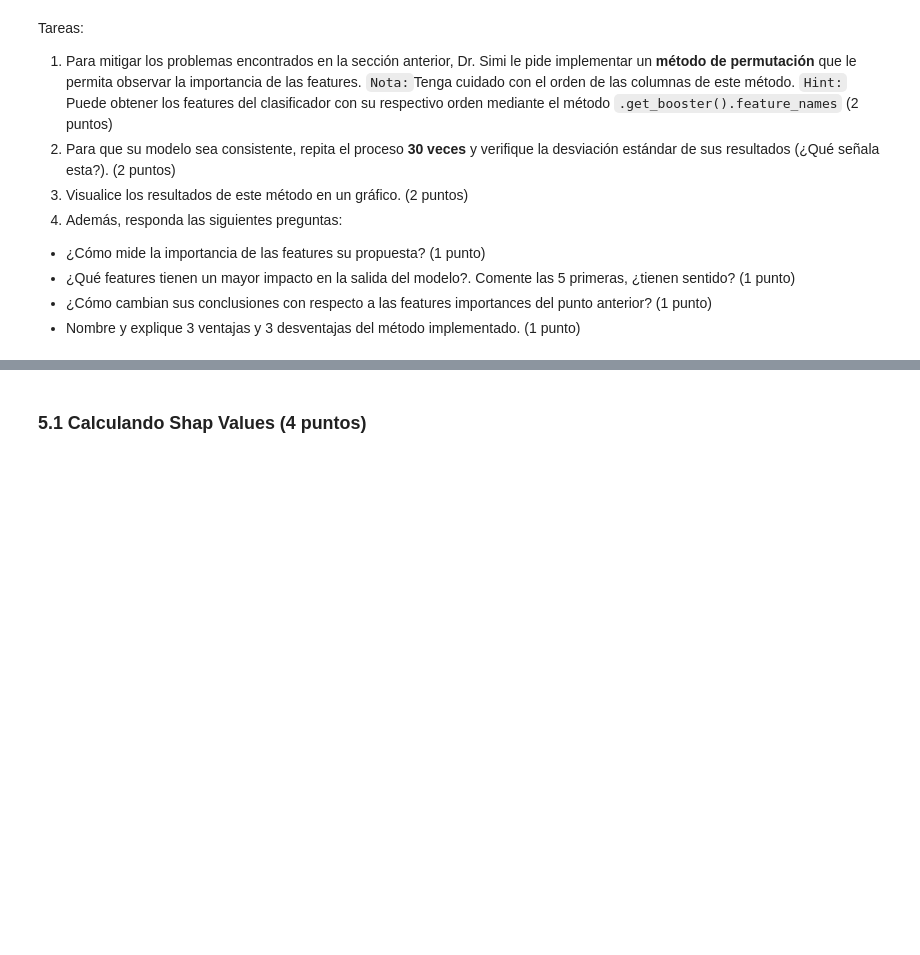
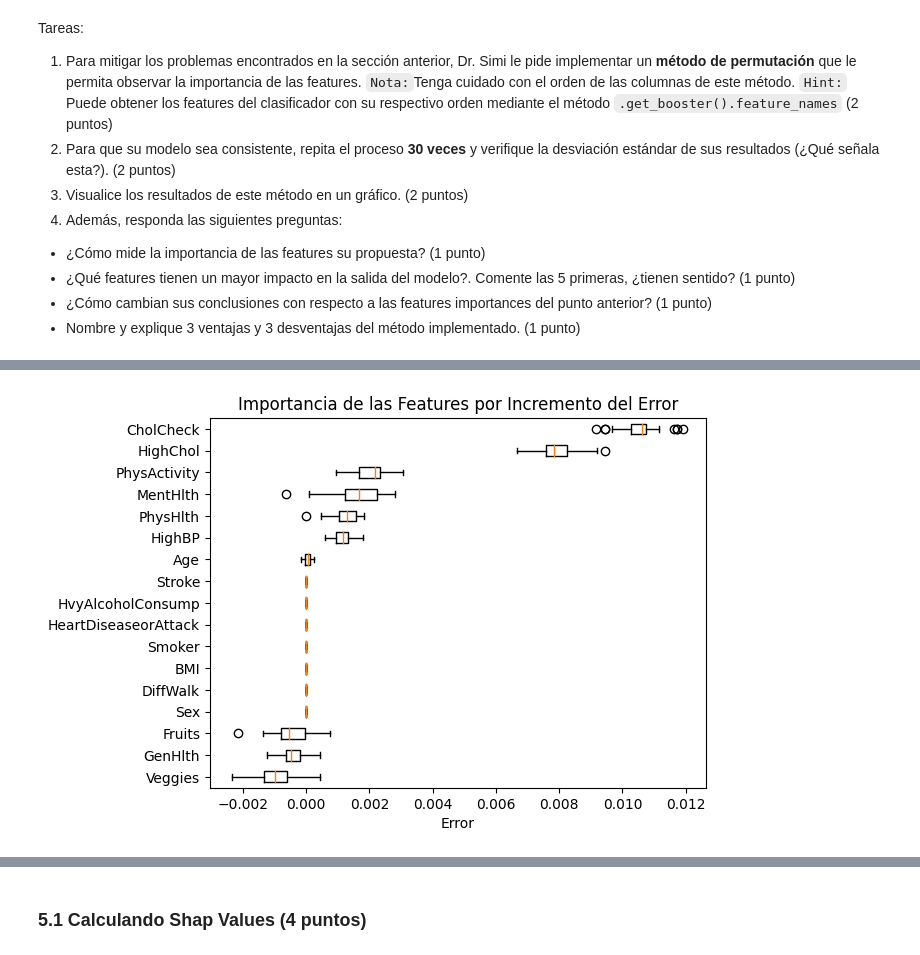
Before and after one commit to Geral37/MDS7202, a Jupyter notebook: Laboratorios/Lab 10 - Interpretabilidad/Lab10.ipynb, the cells around one changed output, grey strips where cells are left out. Drawn from its saved outputs; the diff is of its cells as text; code cells hidden in the pictures; blank space fills up the shorter version.

```diff
--- a/Laboratorios/Lab 10 - Interpretabilidad/Lab10.ipynb
+++ b/Laboratorios/Lab 10 - Interpretabilidad/Lab10.ipynb
@@ -297,0 +294,6 @@ Tareas:
+# %%
+# Inserte su código aquí
+from sklearn.inspection import permutation_importance
+
+results = permutation_importance(xgb_model, X_test, y_test, n_repeats=30, random_state=7)
+results
@@ -297,0 +318,3 @@ Tareas:
+# %%
+feature_names = xgb_model.get_booster().feature_names
+feature_names
@@ -297,0 +347,12 @@ Tareas:
+# %%
+perm_sorted_idx = results.importances_mean.argsort()
+plt.boxplot(
+    results.importances[perm_sorted_idx].T,
+    vert=False,
+    labels=np.array(feature_names)[perm_sorted_idx],
+)
+plt.title("Importancia de las Features por Incremento del Error")
+plt.xlabel('Error')
+plt.show()
+# %% [output]
+[figure, added]
```
Also changed, not shown: parts of 6 cells of this notebook.
